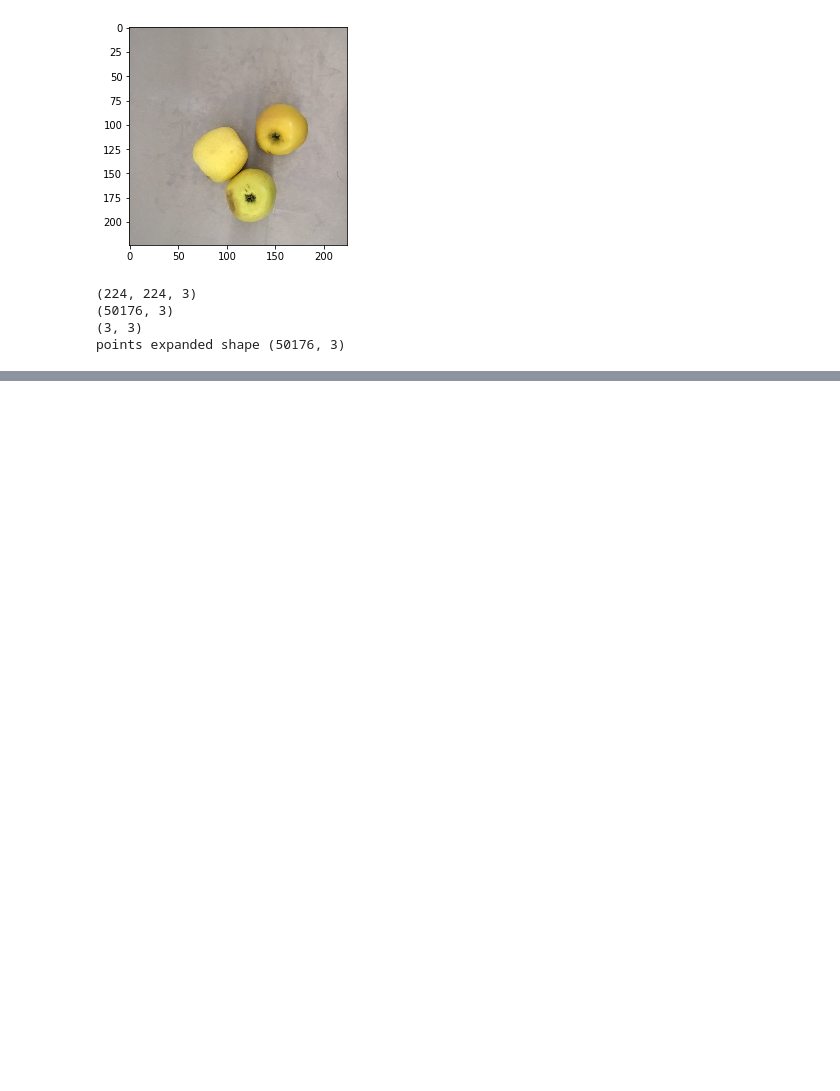
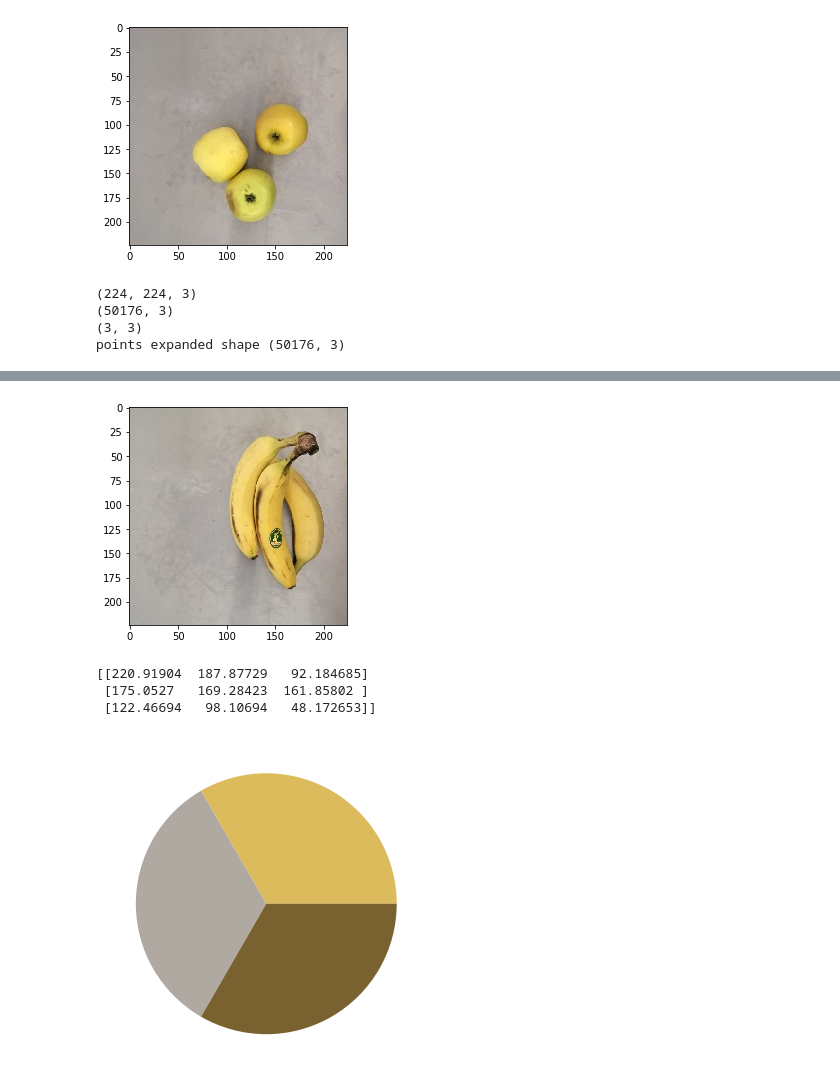
Before and after one commit to jluisrojas/FruterIA, a Jupyter notebook: src/notebooks/tf_kmeans.ipynb, the cells around one changed output, grey strips where cells are left out. Drawn from its saved outputs; the diff is of its cells as text; code cells hidden in the pictures; blank space fills up the shorter version.

```diff
--- a/src/notebooks/tf_kmeans.ipynb
+++ b/src/notebooks/tf_kmeans.ipynb
@@ -147,0 +219,8 @@ TypeError: 'int' object is not iterable
+# %%
+test_image("test_images/banana_01.JPG")
+# %% [output]
+[figure, added]
+[[220.91904  187.87729   92.184685]
+ [175.0527   169.28423  161.85802 ]
+ [122.46694   98.10694   48.172653]]
+[figure, added]
```
Also changed, not shown: parts of 10 cells of this notebook, 2 other files.
